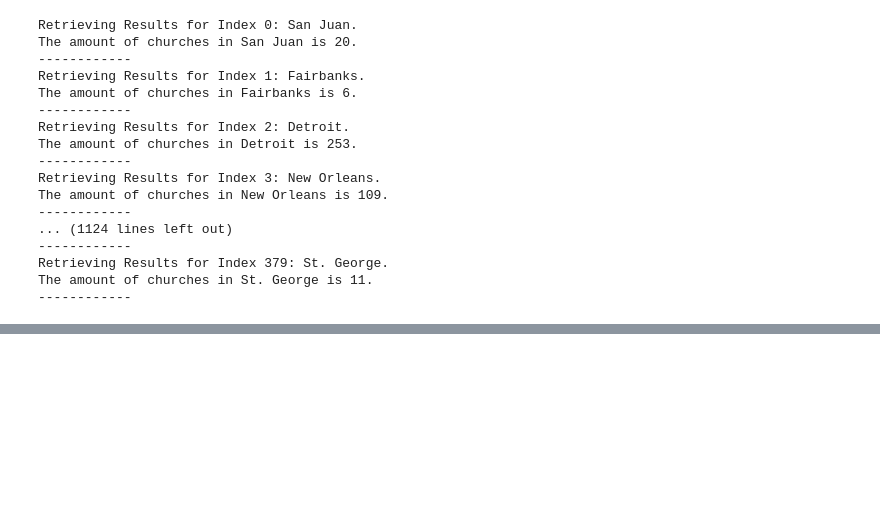
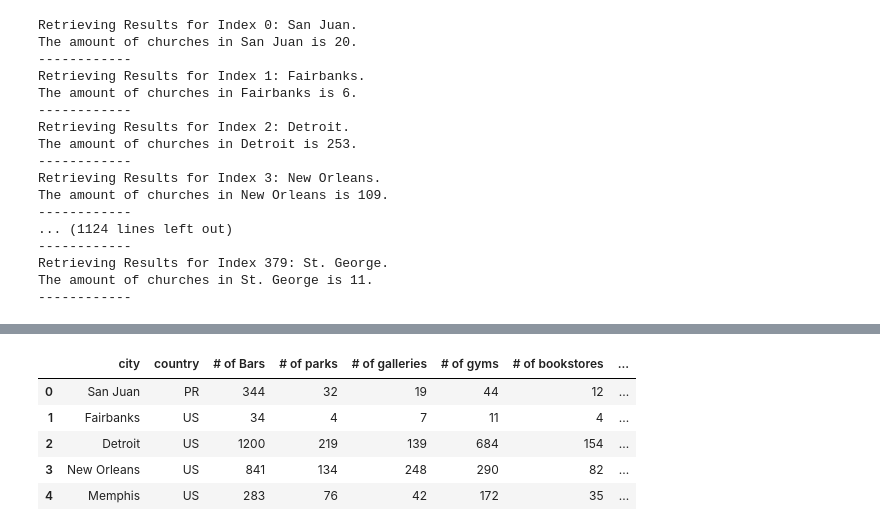
Before and after one commit to terrserr/project_1, a Jupyter notebook: yelpV4.ipynb, the cells around one changed output, grey strips where cells are left out. Cells and saved outputs as stored; diff of their text form; code cells hidden in the pictures; blank space fills up the shorter version.

```diff
--- a/yelpV4.ipynb
+++ b/yelpV4.ipynb
@@ -354,0 +365,9 @@ ValueError: arrays must all be same length
+# %%
+yelp_results_df.head()
+# %% [output]
+|  | city | country | # of Bars | # of parks | # of galleries | # of gyms | # of bookstores | ... |
+| 0 | San Juan | PR | 344 | 32 | 19 | 44 | 12 | ... |
+| 1 | Fairbanks | US | 34 | 4 | 7 | 11 | 4 | ... |
+| 2 | Detroit | US | 1200 | 219 | 139 | 684 | 154 | ... |
+| 3 | New Orleans | US | 841 | 134 | 248 | 290 | 82 | ... |
+| 4 | Memphis | US | 283 | 76 | 42 | 172 | 35 | ... |
```
Also changed, not shown: parts of 14 cells of this notebook.
